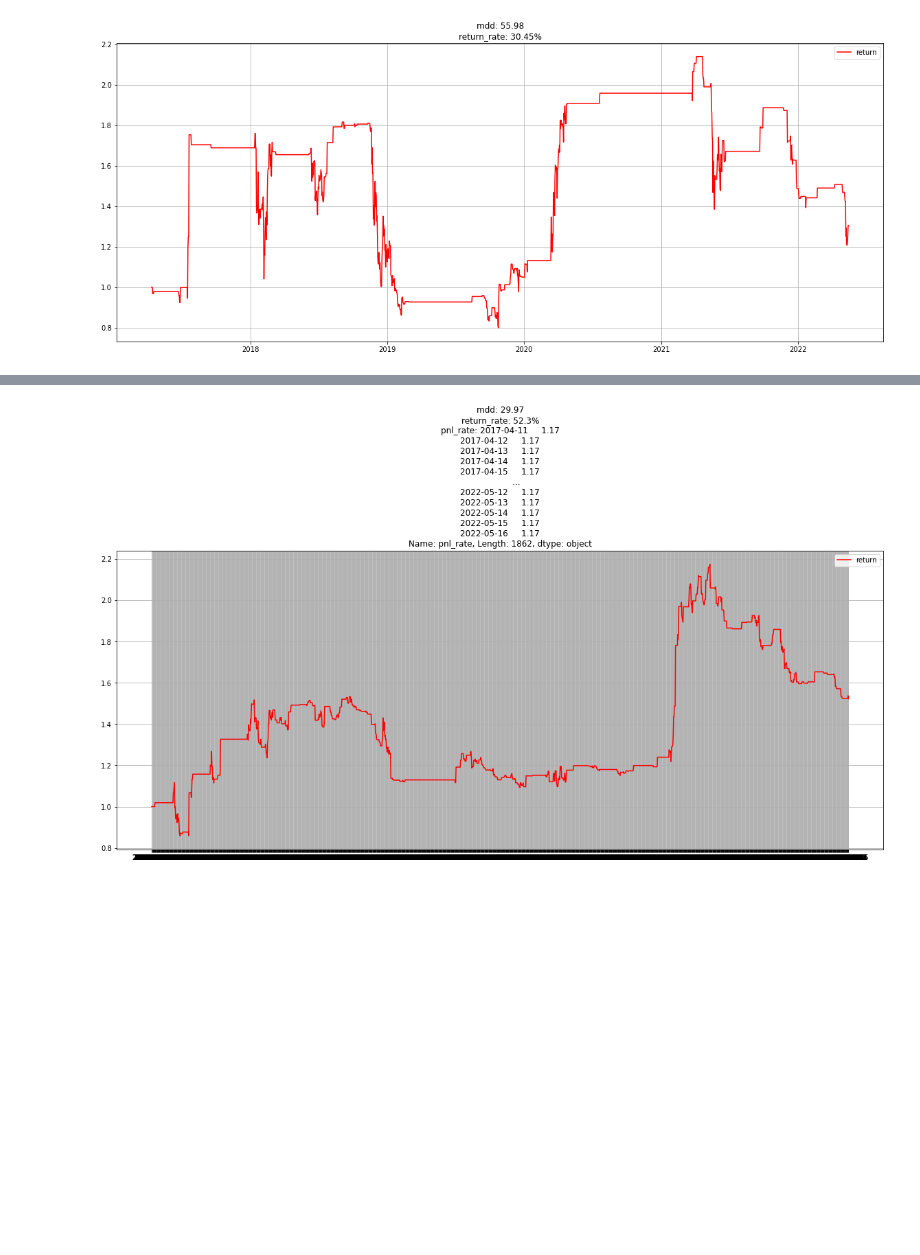
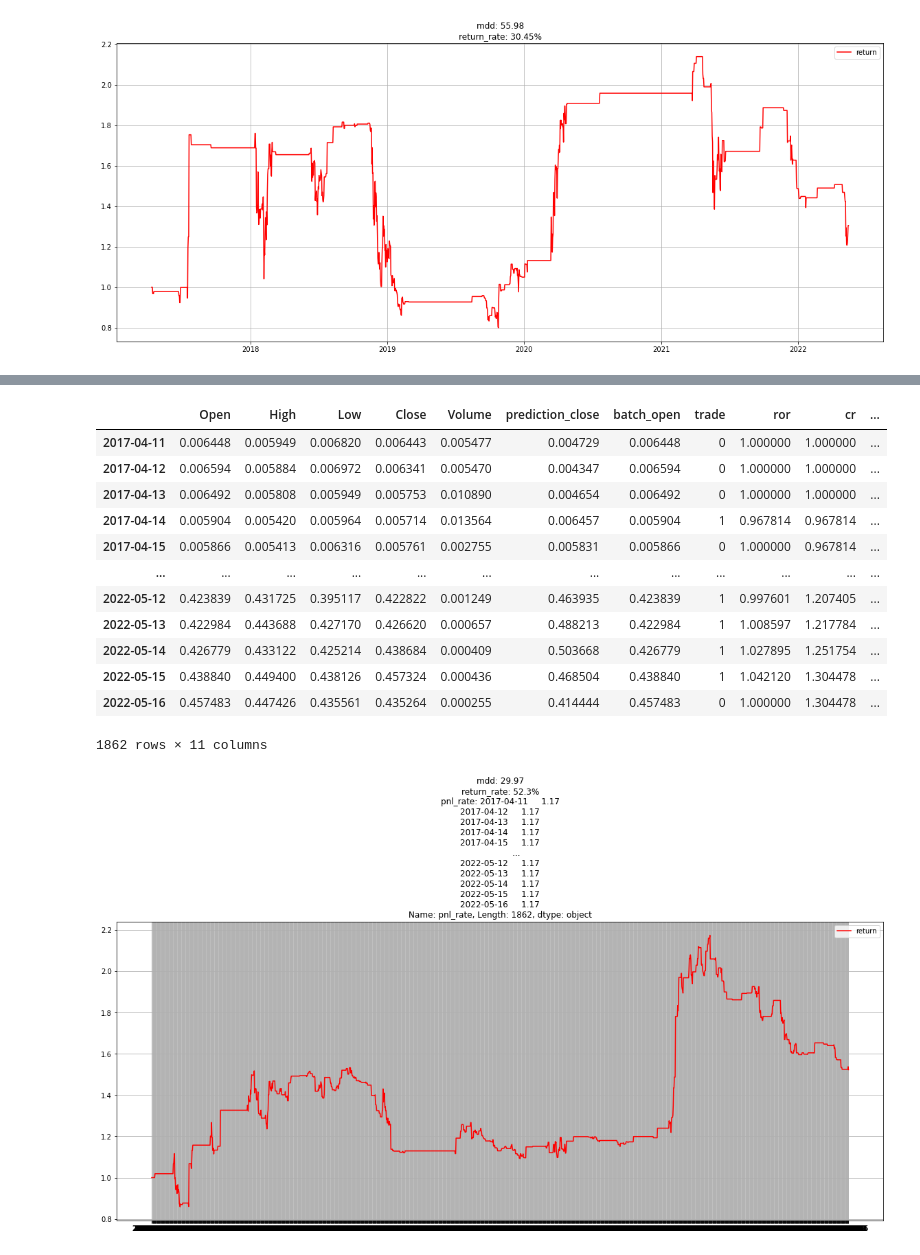
Before and after one commit to happysms/RuleBase-VS-TimeSeries-Algorithm, a Jupyter notebook: LSTM/LSTM_prototype.ipynb, the cells around one changed output, grey strips where cells are left out. Cells and saved outputs as stored; diff of their text form; code cells hidden in the pictures; blank space fills up the shorter version.

```diff
--- a/LSTM/LSTM_prototype.ipynb
+++ b/LSTM/LSTM_prototype.ipynb
@@ -1406,3 +1406,23 @@ result_df
+# %%
+result_df.set_index('Unnamed: 0', inplace = True)
+result_df.index.name = None
+result_df.index = pd.to_datetime(result_df.index)
+# %%
+result_df
+# %% [output]
+|  | Open | High | Low | Close | Volume | prediction_close | batch_open | trade | ror | cr | ... |
+| 2017-04-11 | 0.006448 | 0.005949 | 0.006820 | 0.006443 | 0.005477 | 0.004729 | 0.006448 | 0 | 1.000000 | 1.000000 | ... |
+| 2017-04-12 | 0.006594 | 0.005884 | 0.006972 | 0.006341 | 0.005470 | 0.004347 | 0.006594 | 0 | 1.000000 | 1.000000 | ... |
+| 2017-04-13 | 0.006492 | 0.005808 | 0.005949 | 0.005753 | 0.010890 | 0.004654 | 0.006492 | 0 | 1.000000 | 1.000000 | ... |
+| 2017-04-14 | 0.005904 | 0.005420 | 0.005964 | 0.005714 | 0.013564 | 0.006457 | 0.005904 | 1 | 0.967814 | 0.967814 | ... |
+| 2017-04-15 | 0.005866 | 0.005413 | 0.006316 | 0.005761 | 0.002755 | 0.005831 | 0.005866 | 0 | 1.000000 | 0.967814 | ... |
+| ... | ... | ... | ... | ... | ... | ... | ... | ... | ... | ... | ... |
+| 2022-05-12 | 0.423839 | 0.431725 | 0.395117 | 0.422822 | 0.001249 | 0.463935 | 0.423839 | 1 | 0.997601 | 1.207405 | ... |
+| 2022-05-13 | 0.422984 | 0.443688 | 0.427170 | 0.426620 | 0.000657 | 0.488213 | 0.422984 | 1 | 1.008597 | 1.217784 | ... |
+| 2022-05-14 | 0.426779 | 0.433122 | 0.425214 | 0.438684 | 0.000409 | 0.503668 | 0.426779 | 1 | 1.027895 | 1.251754 | ... |
+| 2022-05-15 | 0.438840 | 0.449400 | 0.438126 | 0.457324 | 0.000436 | 0.468504 | 0.438840 | 1 | 1.042120 | 1.304478 | ... |
+| 2022-05-16 | 0.457483 | 0.447426 | 0.435561 | 0.435264 | 0.000255 | 0.414444 | 0.457483 | 0 | 1.000000 | 1.304478 | ... |
+1862 rows × 11 columns
 # %%
 from sklearn.metrics import mean_squared_error
 y=result_df['Close']
```
Also changed, not shown: parts of 2 cells of this notebook.
